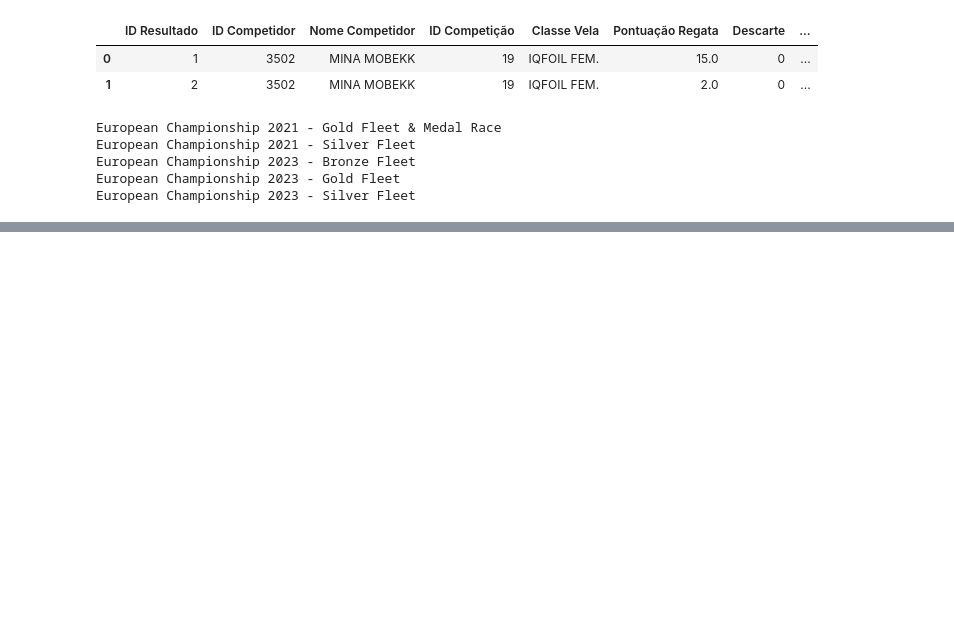
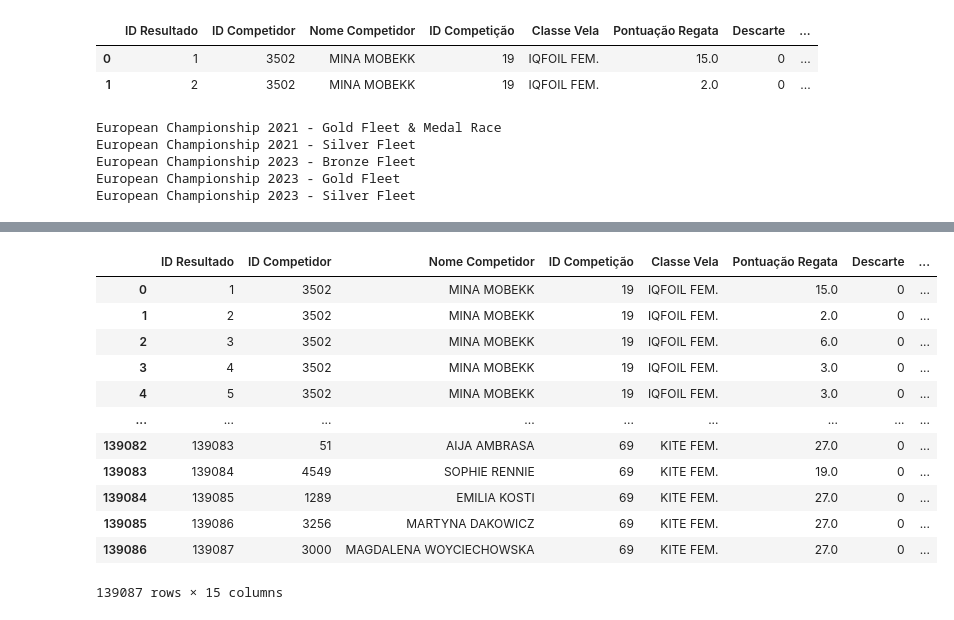
Before and after one commit to Gab-Mel/sailing-rankings-2024.1, a Jupyter notebook: general_cleaning/cleaning_names_2024/analisys.ipynb, the cells around one changed output, grey strips where cells are left out. Cells and saved outputs as stored; diff of their text form; code cells hidden in the pictures; blank space fills up the shorter version.

```diff
--- a/general_cleaning/cleaning_names_2024/analisys.ipynb
+++ b/general_cleaning/cleaning_names_2024/analisys.ipynb
@@ -118,0 +184,17 @@ nomes_sujos[nomes_sujos['Score'] > 6]
+# %%
+for competicao in sumulas['Nome Competição'].unique():
+    if competicao not in df_tratado['Nome Competição'].unique():
+        sumulas[sumulas['Nome Competição'] == competicao] = str(competicao).split(' - ')[0].strip()
+# %%
+cout = 0
+for i, row in sumulas.iterrows():
+    competicao = row['Nome Competição']
+    nome = row['Nome Competidor']
+
+    matching_rows = nomes_sujos[nomes_sujos['Nome Competidor'] == nome]
+    if not matching_rows.empty:
+        sumulas.at[i, 'Nome Competidor'] = matching_rows['Match'].values[0]
+    else:
+        print(competicao, nome)
+        cout += 1
+print(cout)
@@ -118,0 +219,16 @@ nomes_sujos[nomes_sujos['Score'] > 6]
+# %%
+sumulas
+# %% [output]
+|  | ID Resultado | ID Competidor | Nome Competidor | ID Competição | Classe Vela | Pontuação Regata | Descarte | ... |
+| 0 | 1 | 3502 | MINA MOBEKK | 19 | IQFOIL FEM. | 15.0 | 0 | ... |
+| 1 | 2 | 3502 | MINA MOBEKK | 19 | IQFOIL FEM. | 2.0 | 0 | ... |
+| 2 | 3 | 3502 | MINA MOBEKK | 19 | IQFOIL FEM. | 6.0 | 0 | ... |
+| 3 | 4 | 3502 | MINA MOBEKK | 19 | IQFOIL FEM. | 3.0 | 0 | ... |
+| 4 | 5 | 3502 | MINA MOBEKK | 19 | IQFOIL FEM. | 3.0 | 0 | ... |
+| ... | ... | ... | ... | ... | ... | ... | ... | ... |
+| 139082 | 139083 | 51 | AIJA AMBRASA | 69 | KITE FEM. | 27.0 | 0 | ... |
+| 139083 | 139084 | 4549 | SOPHIE RENNIE | 69 | KITE FEM. | 19.0 | 0 | ... |
+| 139084 | 139085 | 1289 | EMILIA KOSTI | 69 | KITE FEM. | 27.0 | 0 | ... |
+| 139085 | 139086 | 3256 | MARTYNA DAKOWICZ | 69 | KITE FEM. | 27.0 | 0 | ... |
+| 139086 | 139087 | 3000 | MAGDALENA WOYCIECHOWSKA | 69 | KITE FEM. | 27.0 | 0 | ... |
+139087 rows × 15 columns
```
Also changed, not shown: parts of 8 cells of this notebook, 1 other file.
